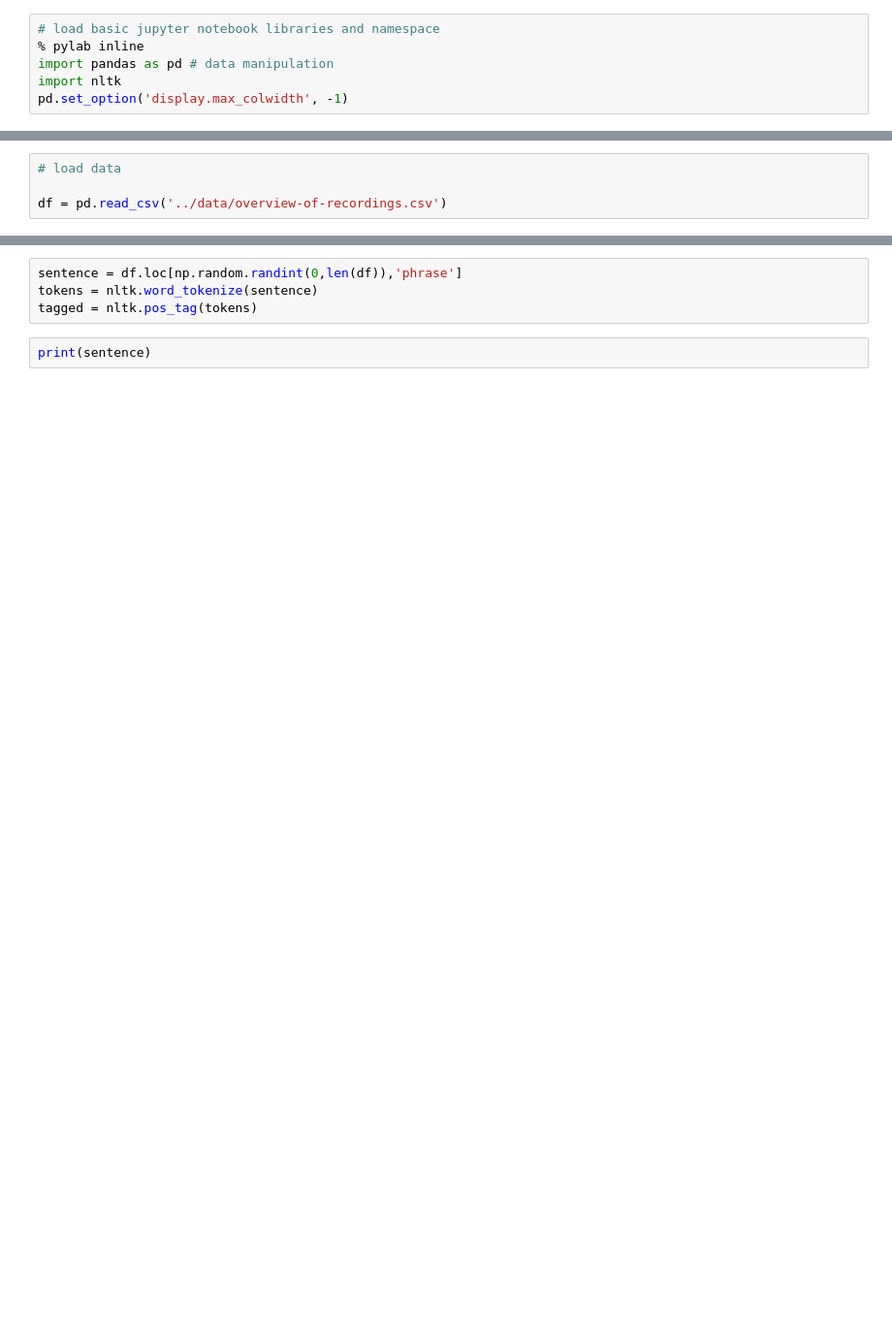
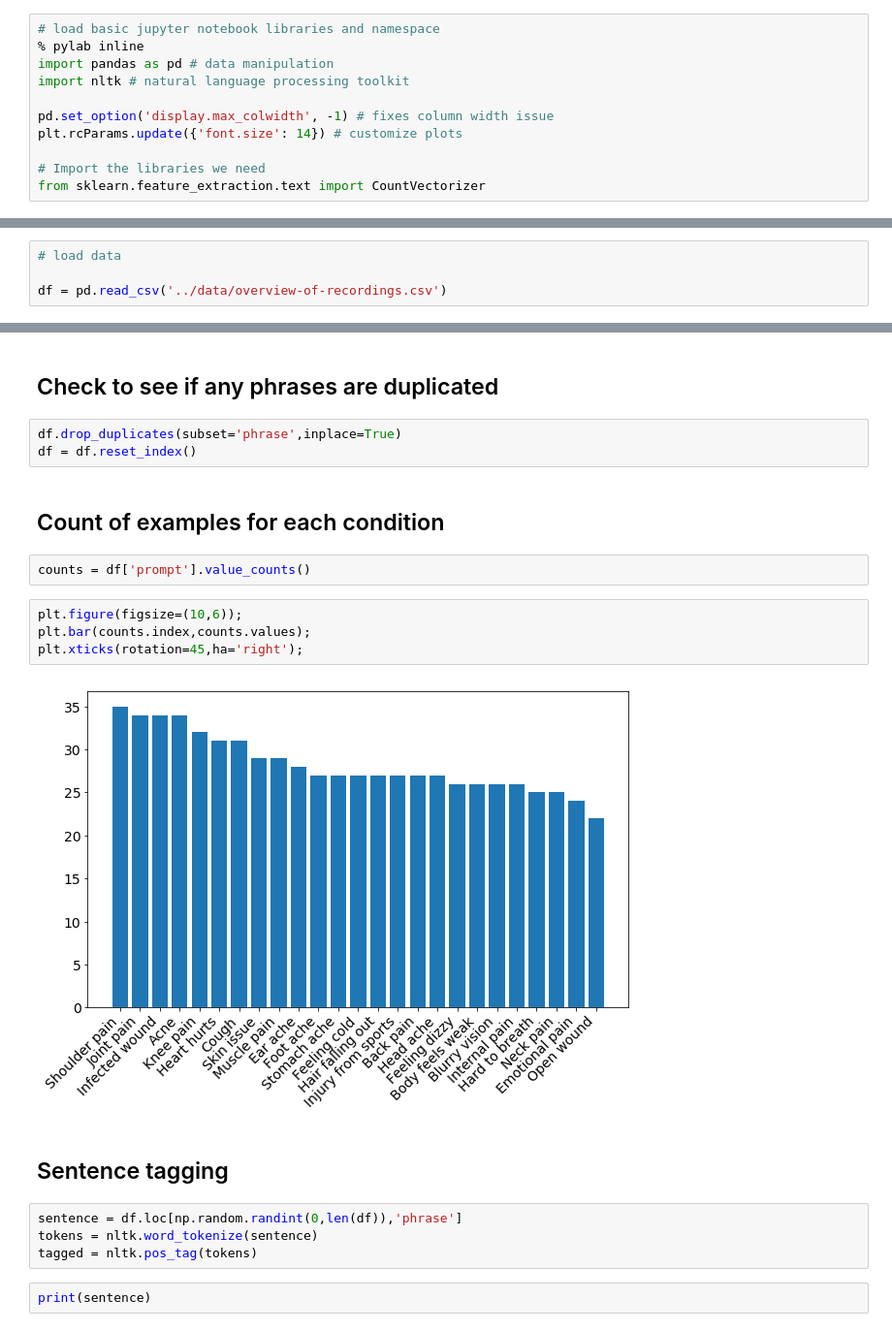
Before and after one commit to sempwn/medical-text-nlp, a Jupyter notebook: nbs/text_data_exploration.ipynb, the cells around one changed output, grey strips where cells are left out. Shown at 97% size. Drawn from its saved outputs; the diff is of its cells as text; blank space fills up the shorter version.

```diff
--- a/nbs/text_data_exploration.ipynb
+++ b/nbs/text_data_exploration.ipynb
@@ -11,7 +13,12 @@ Useful resources:
 # load basic jupyter notebook libraries and namespace
 % pylab inline
 import pandas as pd # data manipulation
-import nltk
-pd.set_option('display.max_colwidth', -1)
+import nltk # natural language processing toolkit
+
+pd.set_option('display.max_colwidth', -1) # fixes column width issue
+plt.rcParams.update({'font.size': 14}) # customize plots
+
+# Import the libraries we need
+from sklearn.feature_extraction.text import CountVectorizer
 # %% [output]
 Populating the interactive namespace from numpy and matplotlib
@@ -43,3 +57,20 @@ df[['phrase','prompt']].iloc[np.random.randint(0, len(df), 10)]
+# %% [markdown]
+## Check to see if any phrases are duplicated
+# %%
+df.drop_duplicates(subset='phrase',inplace=True)
+df = df.reset_index()
+# %% [markdown]
+## Count of examples for each condition
+# %%
+counts = df['prompt'].value_counts()
+# %%
+plt.figure(figsize=(10,6));
+plt.bar(counts.index,counts.values);
+plt.xticks(rotation=45,ha='right');
+# %% [output]
+[figure, added]
+# %% [markdown]
+## Sentence tagging
 # %%
 sentence = df.loc[np.random.randint(0,len(df)),'phrase']
 tokens = nltk.word_tokenize(sentence)
```
Also changed, not shown: parts of 69 cells of this notebook, 2 other files.
